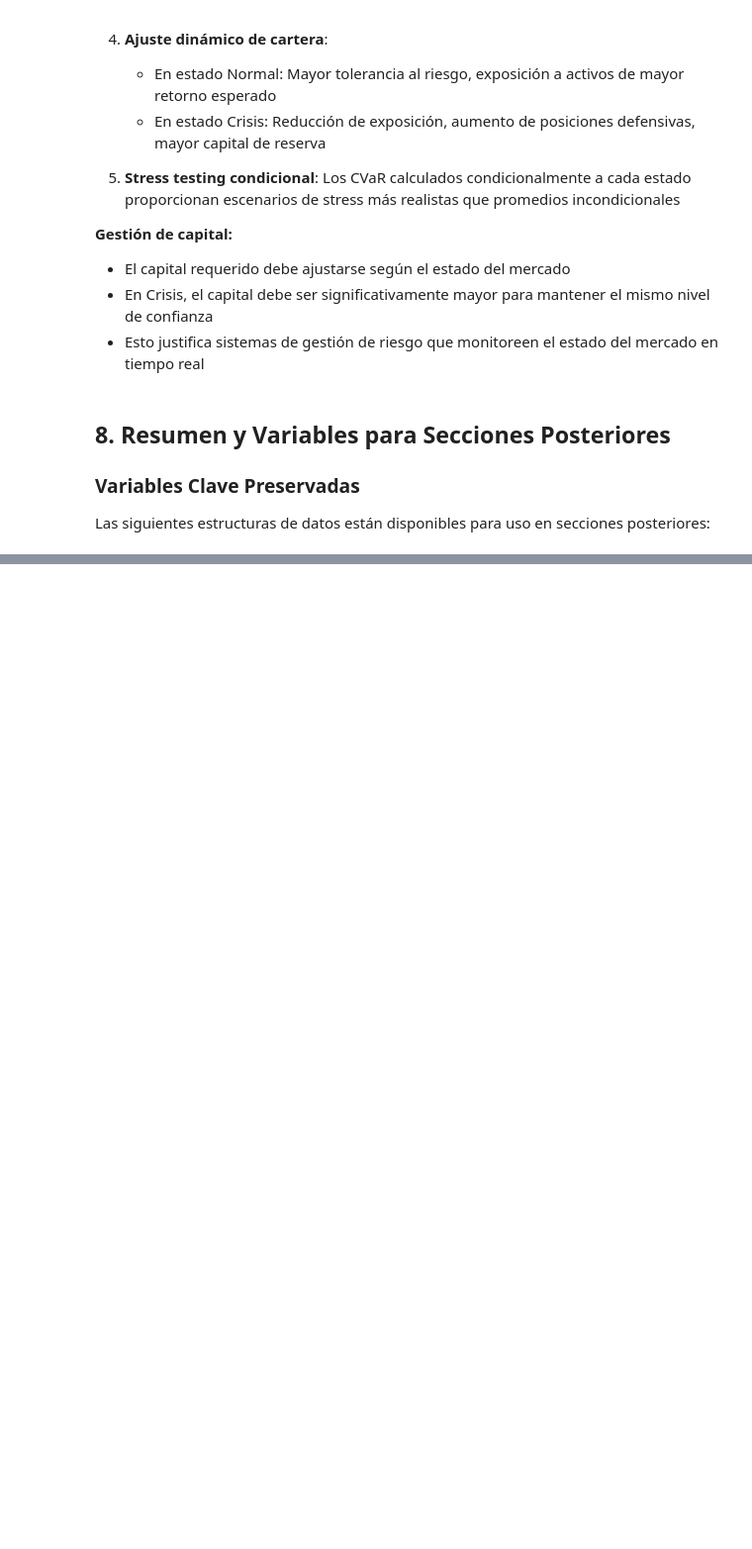
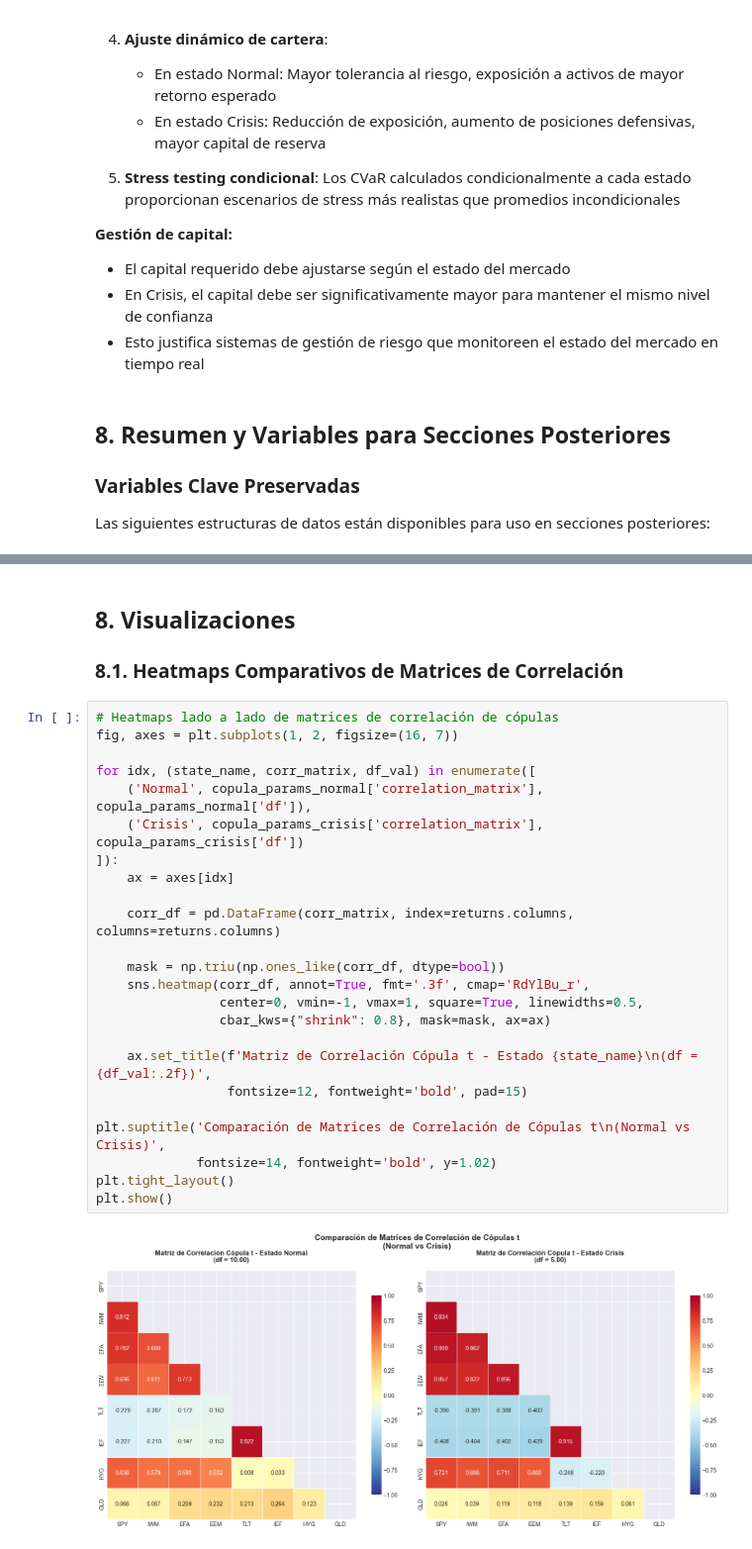
Before and after one commit to Romequinco/TAREA_GESTION_RIESGO, a Jupyter notebook: stress_testing_analysis.ipynb, the cells around one changed output, grey strips where cells are left out. Shown at 99% size. Saved outputs shown, nothing was run; the diff lists cells and outputs as text; blank space fills up the shorter version.

```diff
--- a/stress_testing_analysis.ipynb
+++ b/stress_testing_analysis.ipynb
@@ -2156,0 +3134,30 @@ print("\n✓ Sección 3 completada. Distribuciones y métricas de riesgo listas
+# %% [markdown]
+## 8. Visualizaciones
+
+### 8.1. Heatmaps Comparativos de Matrices de Correlación
+# %%
+# Heatmaps lado a lado de matrices de correlación de cópulas
+fig, axes = plt.subplots(1, 2, figsize=(16, 7))
+
+for idx, (state_name, corr_matrix, df_val) in enumerate([
+    ('Normal', copula_params_normal['correlation_matrix'], copula_params_normal['df']),
+    ('Crisis', copula_params_crisis['correlation_matrix'], copula_params_crisis['df'])
+]):
+    ax = axes[idx]
+
+    corr_df = pd.DataFrame(corr_matrix, index=returns.columns, columns=returns.columns)
+
+    mask = np.triu(np.ones_like(corr_df, dtype=bool))
+    sns.heatmap(corr_df, annot=True, fmt='.3f', cmap='RdYlBu_r',
+                center=0, vmin=-1, vmax=1, square=True, linewidths=0.5,
+                cbar_kws={"shrink": 0.8}, mask=mask, ax=ax)
+
+    ax.set_title(f'Matriz de Correlación Cópula t - Estado {state_name}\n(df = {df_val:.2f})',
+                 fontsize=12, fontweight='bold', pad=15)
+
+plt.suptitle('Comparación de Matrices de Correlación de Cópulas t\n(Normal vs Crisis)',
+             fontsize=14, fontweight='bold', y=1.02)
+plt.tight_layout()
+plt.show()
+# %% [output]
+[figure, added]
```
Also changed, not shown: parts of 87 cells of this notebook.
